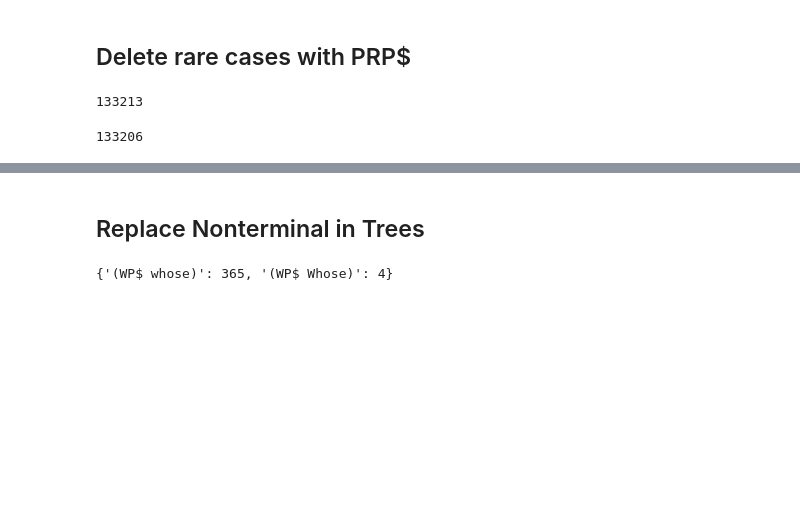
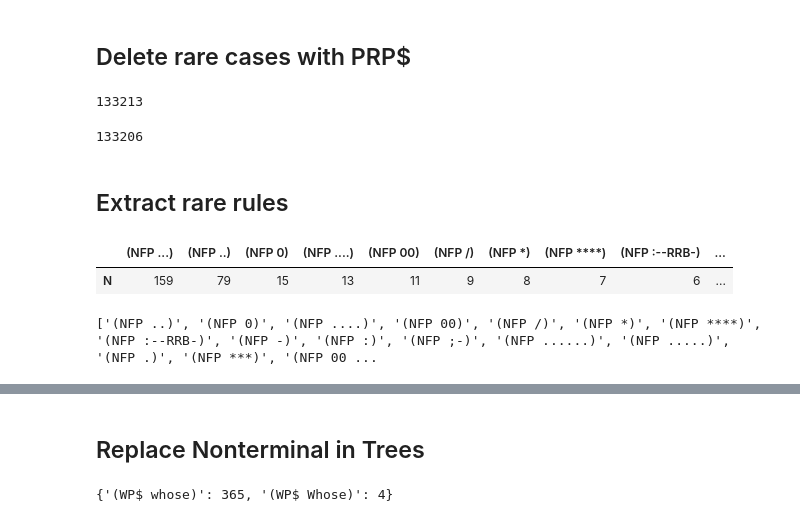
Before and after one commit to v-urushkin/ontonotes-to-lark, a Jupyter notebook: conll_to_lark.ipynb, the cells around one changed output, grey strips where cells are left out. Drawn from its saved outputs; the diff is of its cells as text; code cells hidden in the pictures; blank space fills up the shorter version.

```diff
--- a/conll_to_lark.ipynb
+++ b/conll_to_lark.ipynb
@@ -535,3 +535,25 @@ for i, sent in enumerate(ontn_sentc_tree_prc9):
 len(ontn_sentc_tree_prc10)
 # %% [output]
 133206
+# %% [markdown]
+## Extract rare rules
+# %%
+nfp_nt = dict()
+for i, sent in enumerate(ontn_sentc_tree_prc10):
+    substr = "(NFP"
+    if substr in sent['parse_tree']:
+        extractions = extract_all_spec_substring(sent['parse_tree'], substr)
+        for extraction in extractions:
+            if extraction in nfp_nt.keys():
+                nfp_nt[extraction] += 1
+            else:
+                nfp_nt[extraction] = 1
+nfp_nt = pd.Series(nfp_nt, name='N').to_frame()
+nfp_nt = nfp_nt.sort_values('N', ascending=False)
+display(nfp_nt.T)
+del_nfp = nfp_nt[nfp_nt['N'] <= 79].index.to_list()
+print(del_nfp)
+# %% [output]
+|  | (NFP ...) | (NFP ..) | (NFP 0) | (NFP ....) | (NFP 00) | (NFP /) | (NFP *) | (NFP ****) | (NFP :--RRB-) | ... |
+| N | 159 | 79 | 15 | 13 | 11 | 9 | 8 | 7 | 6 | ... |
+['(NFP ..)', '(NFP 0)', '(NFP ....)', '(NFP 00)', '(NFP /)', '(NFP *)', '(NFP ****)', '(NFP :--RRB-)', '(NFP -)', '(NFP :)', '(NFP ;-)', '(NFP ......)', '(NFP .....)', '(NFP .)', '(NFP ***)', '(NFP 00 ...
```
Also changed, not shown: parts of 30 cells of this notebook, 1 other file.
